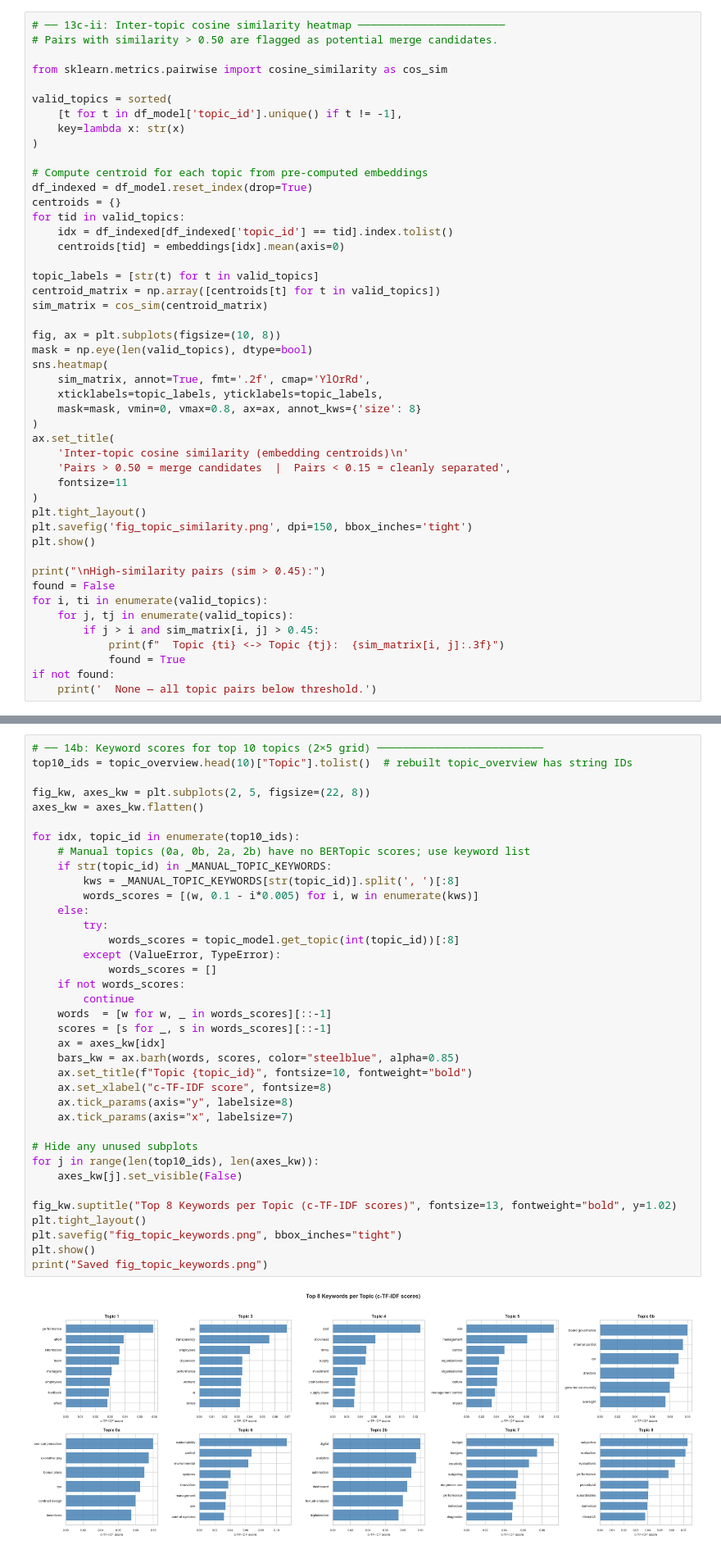
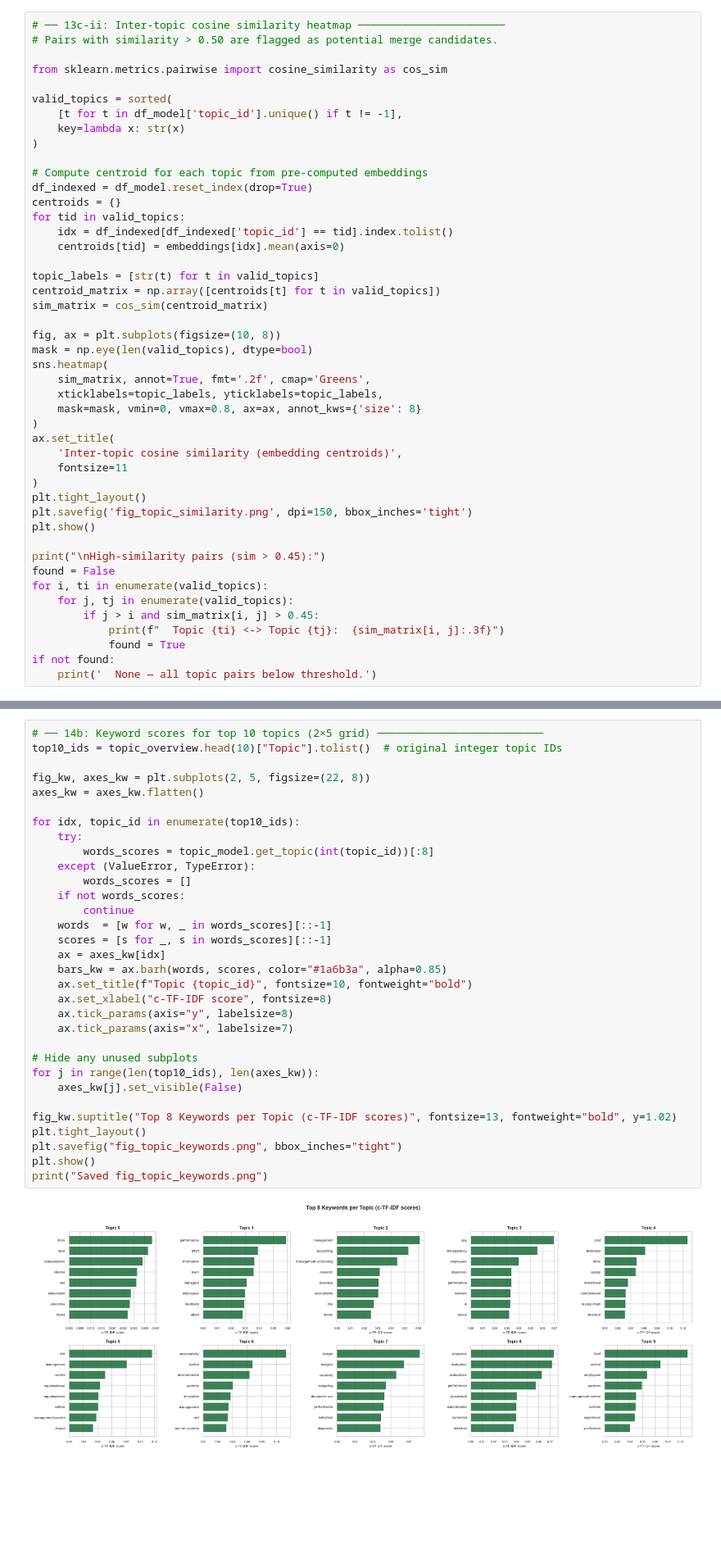
Before and after one commit to soerenssch/AFA, a Jupyter notebook: 02_Topic_modelling.ipynb, the cells around one changed output, grey strips where cells are left out. Shown at 82% size. Saved outputs shown, nothing was run; the diff lists cells and outputs as text; blank space fills up the shorter version.

```diff
--- a/02_Topic_modelling.ipynb
+++ b/02_Topic_modelling.ipynb
@@ -970,13 +781,12 @@ sim_matrix = cos_sim(centroid_matrix)
 fig, ax = plt.subplots(figsize=(10, 8))
 mask = np.eye(len(valid_topics), dtype=bool)
 sns.heatmap(
-    sim_matrix, annot=True, fmt='.2f', cmap='YlOrRd',
+    sim_matrix, annot=True, fmt='.2f', cmap='Greens',
     xticklabels=topic_labels, yticklabels=topic_labels,
     mask=mask, vmin=0, vmax=0.8, ax=ax, annot_kws={'size': 8}
 )
 ax.set_title(
-    'Inter-topic cosine similarity (embedding centroids)\n'
-    'Pairs > 0.50 = merge candidates  |  Pairs < 0.15 = cleanly separated',
+    'Inter-topic cosine similarity (embedding centroids)',
     fontsize=11
 )
 plt.tight_layout()
@@ -1111,43 +915,38 @@ print("Saved fig_topic_barchart.png and .html")
 Saved fig_topic_barchart.png and .html
 # %%
 # ── 14b: Keyword scores for top 10 topics (2×5 grid) ──────────────────────────
-top10_ids = topic_overview.head(10)["Topic"].tolist()  # rebuilt topic_overview has string IDs
+top10_ids = topic_overview.head(10)["Topic"].tolist()  # original integer topic IDs
 
 fig_kw, axes_kw = plt.subplots(2, 5, figsize=(22, 8))
 axes_kw = axes_kw.flatten()
 
 for idx, topic_id in enumerate(top10_ids):
-    # Manual topics (0a, 0b, 2a, 2b) have no BERTopic scores; use keyword list
-    if str(topic_id) in _MANUAL_TOPIC_KEYWORDS:
-        kws = _MANUAL_TOPIC_KEYWORDS[str(topic_id)].split(', ')[:8]
-        words_scores = [(w, 0.1 - i*0.005) for i, w in enumerate(kws)]
-    else:
-        try:
-            words_scores = topic_model.get_topic(int(topic_id))[:8]
-        except (ValueError, TypeError):
-            words_scores = []
+    try:
+        words_scores = topic_model.get_topic(int(topic_id))[:8]
+    except (ValueError, TypeError):
+        words_scores = []
     if not words_scores:
         continue
     words  = [w for w, _ in words_scores][::-1]
     scores = [s for _, s in words_scores][::-1]
     ax = axes_kw[idx]
-    bars_kw = ax.barh(words, scores, color="steelblue", alpha=0.85)
+    bars_kw = ax.barh(words, scores, color="#1a6b3a", alpha=0.85)
     ax.set_title(f"Topic {topic_id}", fontsize=10, fontweight="bold")
     ax.set_xlabel("c-TF-IDF score", fontsize=8)
     ax.tick_params(axis="y", labelsize=8)
     ax.tick_params(axis="x", labelsize=7)
 
 # Hide any unused subplots
 for j in range(len(top10_ids), len(axes_kw)):
     axes_kw[j].set_visible(False)
 
 fig_kw.suptitle("Top 8 Keywords per Topic (c-TF-IDF scores)", fontsize=13, fontweight="bold", y=1.02)
 plt.tight_layout()
 plt.savefig("fig_topic_keywords.png", bbox_inches="tight")
 plt.show()
 print("Saved fig_topic_keywords.png")
 # %% [output]
-[figure, old version]
+[figure, new version]
 Saved fig_topic_keywords.png
 # %%
 # ── 14c: 2D UMAP document map ──────────────────────────────────────────────────
```
Also changed, not shown: parts of 16 cells of this notebook, 32 other files.
